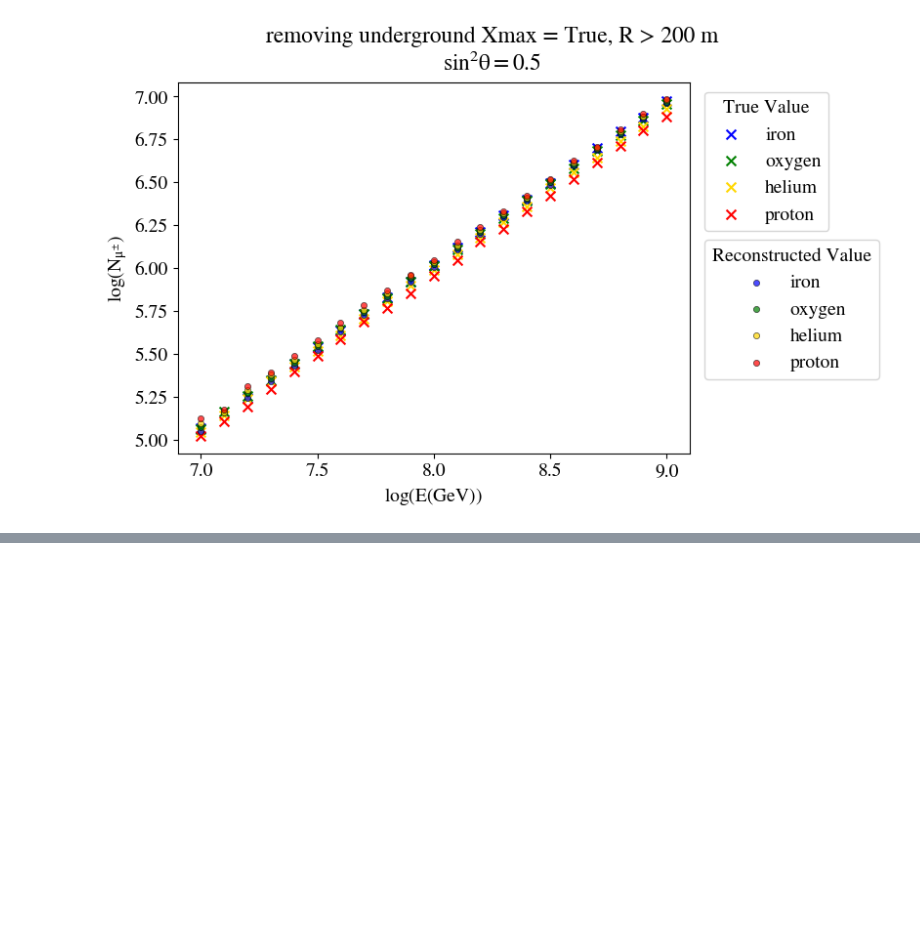
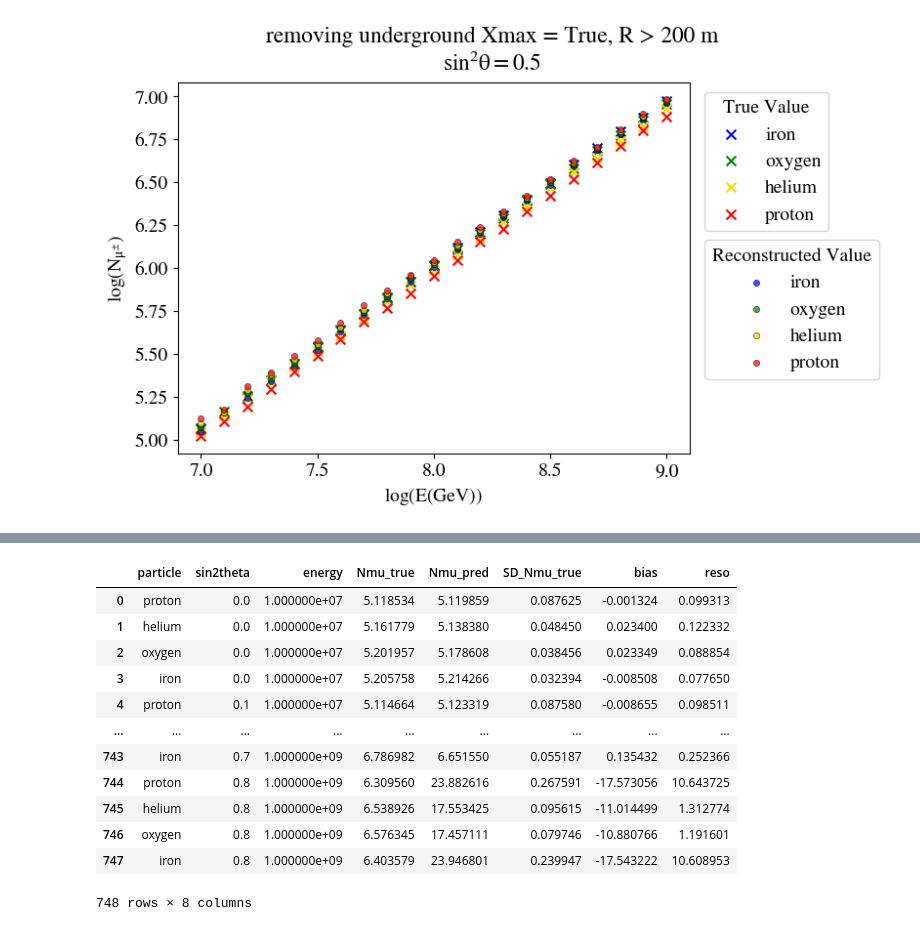
Before and after one commit to WassachonKam/CORSIKA-processing, a Jupyter notebook: RegressionPlot.ipynb, the cells around one changed output, grey strips where cells are left out. Drawn from its saved outputs; the diff is of its cells as text; code cells hidden in the pictures; blank space fills up the shorter version.

```diff
--- a/RegressionPlot.ipynb
+++ b/RegressionPlot.ipynb
@@ -163,3 +199,19 @@ iron 0.005732048827544084 0.04633222556808844
+# %%
+df_Nmu
+# %% [output]
+|  | particle | sin2theta | energy | Nmu_true | Nmu_pred | SD_Nmu_true | bias | reso |
+| 0 | proton | 0.0 | 1.000000e+07 | 5.118534 | 5.119859 | 0.087625 | -0.001324 | 0.099313 |
+| 1 | helium | 0.0 | 1.000000e+07 | 5.161779 | 5.138380 | 0.048450 | 0.023400 | 0.122332 |
+| 2 | oxygen | 0.0 | 1.000000e+07 | 5.201957 | 5.178608 | 0.038456 | 0.023349 | 0.088854 |
+| 3 | iron | 0.0 | 1.000000e+07 | 5.205758 | 5.214266 | 0.032394 | -0.008508 | 0.077650 |
+| 4 | proton | 0.1 | 1.000000e+07 | 5.114664 | 5.123319 | 0.087580 | -0.008655 | 0.098511 |
+| ... | ... | ... | ... | ... | ... | ... | ... | ... |
+| 743 | iron | 0.7 | 1.000000e+09 | 6.786982 | 6.651550 | 0.055187 | 0.135432 | 0.252366 |
+| 744 | proton | 0.8 | 1.000000e+09 | 6.309560 | 23.882616 | 0.267591 | -17.573056 | 10.643725 |
+| 745 | helium | 0.8 | 1.000000e+09 | 6.538926 | 17.553425 | 0.095615 | -11.014499 | 1.312774 |
+| 746 | oxygen | 0.8 | 1.000000e+09 | 6.576345 | 17.457111 | 0.079746 | -10.880766 | 1.191601 |
+| 747 | iron | 0.8 | 1.000000e+09 | 6.403579 | 23.946801 | 0.239947 | -17.543222 | 10.608953 |
+748 rows × 8 columns
 # %%
 import numpy as np
 import matplotlib.pyplot as plt
```
Also changed, not shown: parts of 5 cells of this notebook, 17 other files.
